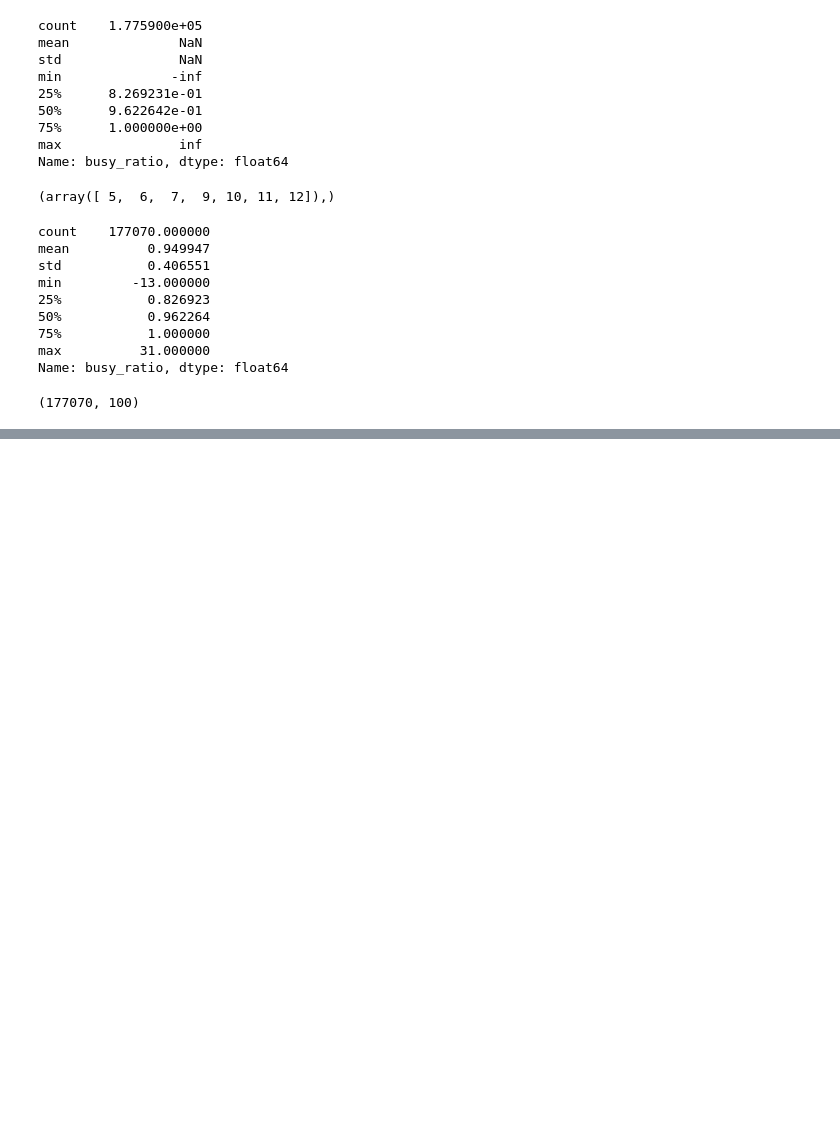
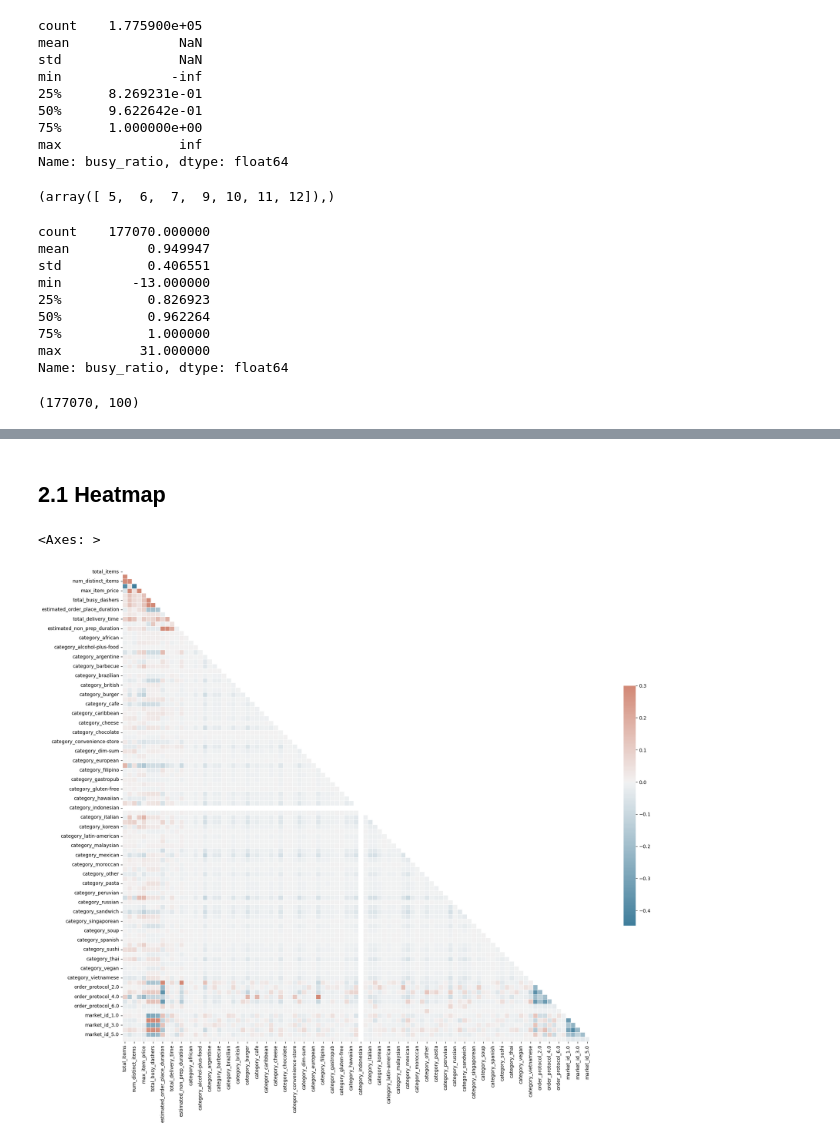
Before and after one commit to tobiassilalahi/doordash-eta-delivery, a Jupyter notebook: doordash-prediction.ipynb, the cells around one changed output, grey strips where cells are left out. Cells and saved outputs as stored; diff of their text form; code cells hidden in the pictures; blank space fills up the shorter version.

Commit message:
Removing collinearity using heatmap and correlation matrices

```diff
--- a/doordash-prediction.ipynb
+++ b/doordash-prediction.ipynb
@@ -89,7 +90,7 @@ Can we create better feature from existing one
 # %%
 from datetime import datetime
 # 1. Defined target value
-historical_data['total_delivery_time'] = (historical_data['actual_delivery_time'] - historical_data['created_at']).dt.seconds
+historical_data['total_delivery_time'] = (historical_data['actual_delivery_time'] - historical_data['created_at']).dt.total_seconds()
 
 # 2. Busy Ratio
 historical_data['busy_ratio'] = (historical_data['total_busy_dashers'] / historical_data['total_onshift_dashers'])
@@ -385,0 +392,25 @@ train_df.shape
+# %% [markdown]
+## 2.1 Heatmap
+# %%
+# Creating correlation heatmap of 100*100
+# But we remove the redudant triangle using mask
+corr = train_df.corr()
+# %%
+# Creating mask using np ones
+# Initially we create 2d array with the same shape as corr matrix
+
+# np.triu allows to create 0 for the lower left triangle
+mask = np.triu(np.ones_like(corr, dtype=bool))
+# %%
+# Plot the heatmap
+f, ax = plt.subplots(figsize=(22,18))
+
+# Create colour map, since we have both positive and negative value, we are using diverging pallete
+cmap = sns.diverging_palette(230, 20, as_cmap=True)
+
+# Create heatmap with correlation
+sns.heatmap(data=corr, mask=mask, cmap=cmap,
+            vmax=0.3, center=0, square=True, linewidths=0.5, cbar_kws={'shrink': 0.5})
+# %% [output]
+<Axes: >
+[figure, added]
```
Also changed, not shown: parts of 21 cells of this notebook.
